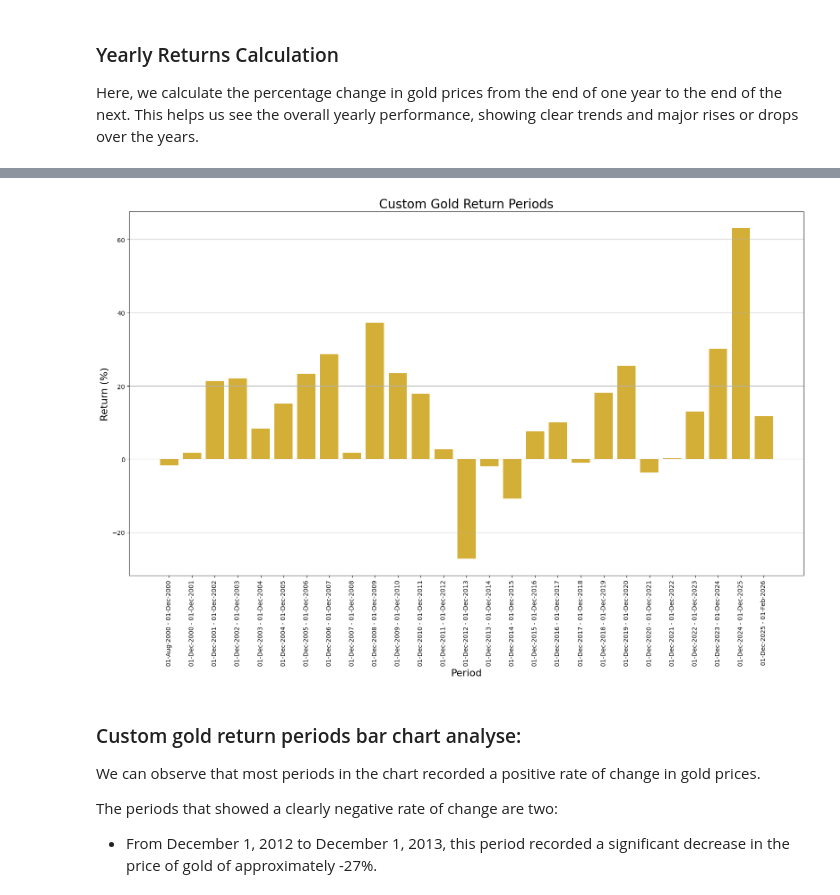
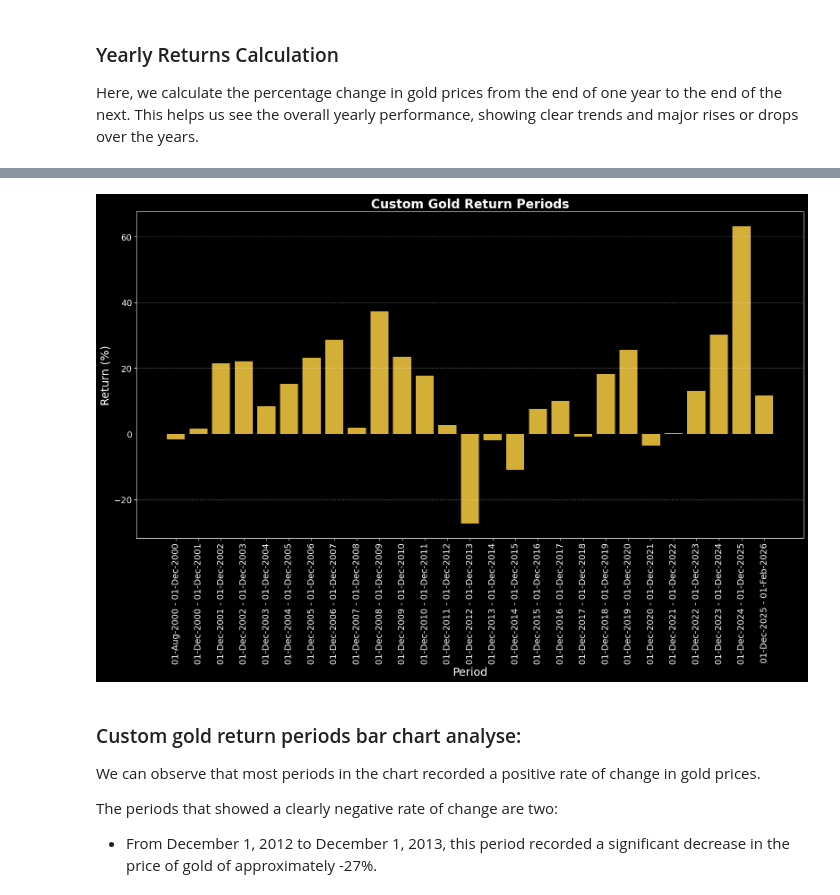
Before and after one commit to younesbensaid/Data-Analysis-portfolio, a Jupyter notebook: gold-price-analysis Aug 2000 - Fev 2026/XAUUSD_Analysis.ipynb, the cells around one changed output, grey strips where cells are left out. Cells and saved outputs as stored; diff of their text form; code cells hidden in the pictures.

```diff
--- a/gold-price-analysis Aug 2000 - Fev 2026/XAUUSD_Analysis.ipynb
+++ b/gold-price-analysis Aug 2000 - Fev 2026/XAUUSD_Analysis.ipynb
@@ -154,6 +154,7 @@ We used `matplotlib.dates` to access tools for handling and formatting dates on
 
 We import Matplotlib’s `ticker` module to control and customize axis tick locations and formatting.
 # %%
+plt.style.use('dark_background')
 plt.figure(figsize=(16, 12))
 
 plt.plot(df.index, df['Gold_Price_USD_YFinance'], color='#D4AF37', linewidth=2, label='Gold Price')
@@ -277,19 +278,23 @@ Date
 2026-02-01    11.701864
 Name: Gold_Price_USD_YFinance, dtype: float64
 # %%
+plt.style.use('dark_background')
+
 plt.figure(figsize=(16,11))
 plt.bar(periods, returns, color='#D4AF37')
 
-plt.title("Custom Gold Return Periods", fontsize=20)
-plt.xlabel("Period", fontsize=16)
-plt.ylabel("Return (%)", fontsize=16)
+plt.title("Custom Gold Return Periods", fontsize=20, weight='bold')
+plt.xlabel("Period", fontsize=18)
+plt.ylabel("Return (%)", fontsize=18)
 
-plt.xticks(rotation=90)
-plt.grid(axis='y')
+plt.xticks(rotation=90, fontsize=14)
+plt.yticks(fontsize=14)
+plt.grid(axis='y', linestyle='--', alpha=0.3)
+
 plt.tight_layout()
 plt.show()
 # %% [output]
-[figure, old version]
+[figure, new version]
 # %% [markdown]
 ### Custom gold return periods bar chart analyse:
 We can observe that most periods in the chart recorded a positive rate of change in gold prices.
```
Also changed, not shown: parts of 4 cells of this notebook.
